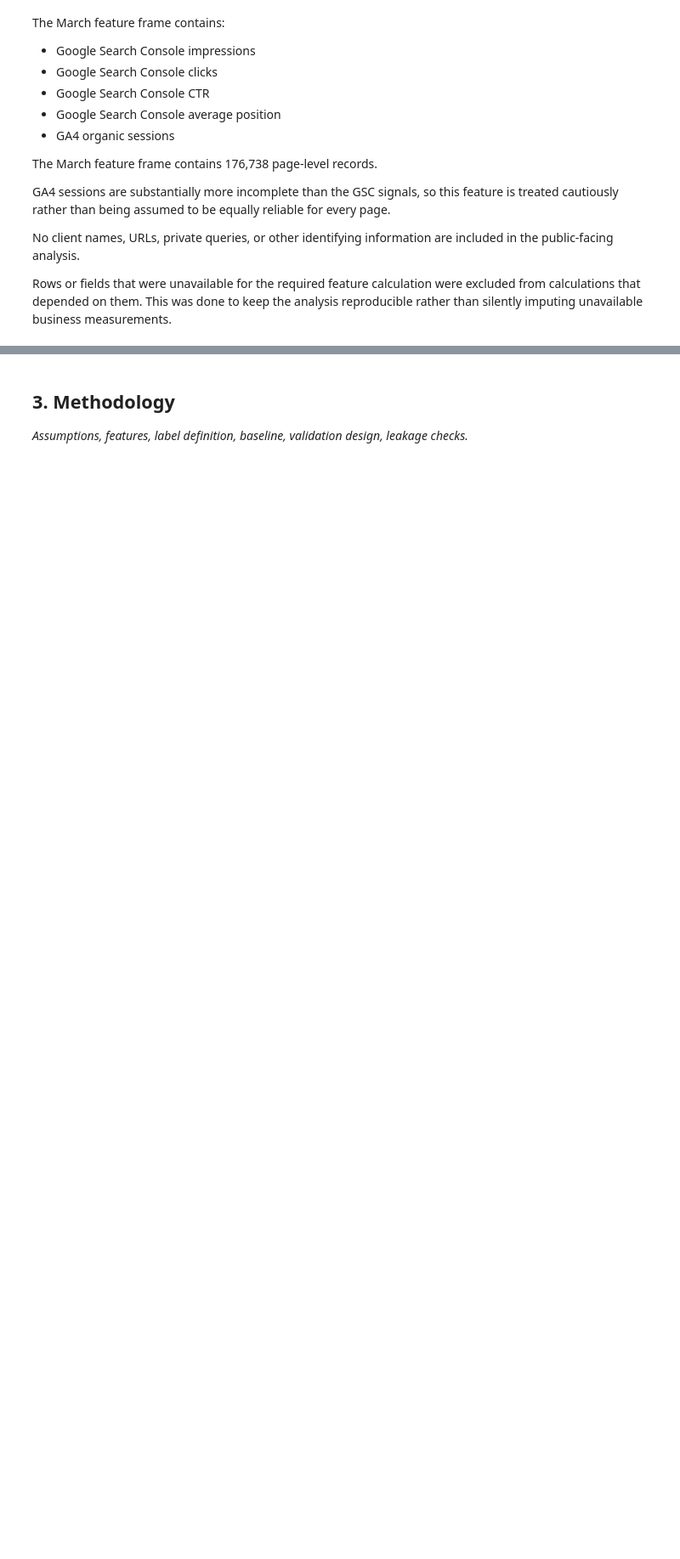
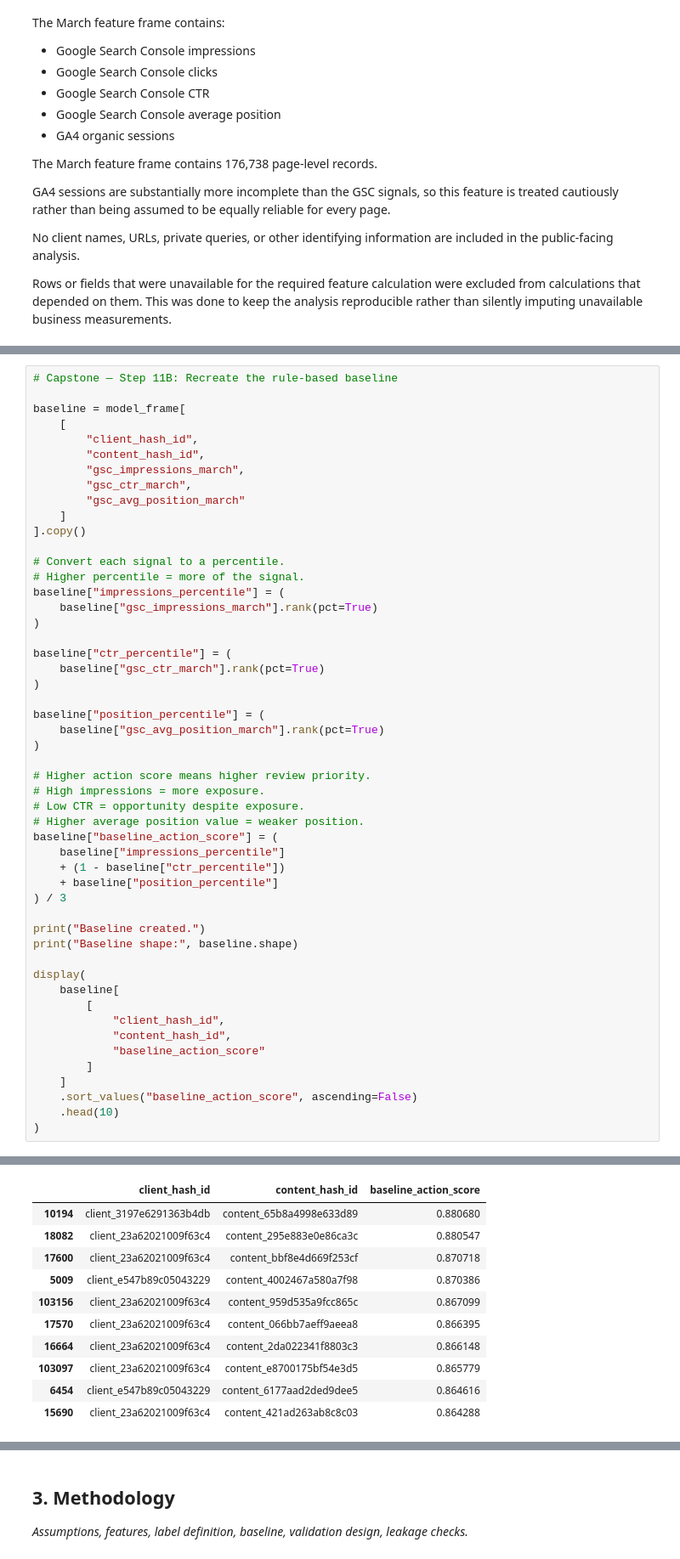
Before and after one commit to tayyba6/ML_Internship, a Jupyter notebook: work/notebooks/capstone.ipynb, the cells around one changed output, grey strips where cells are left out. Shown at 85% size. Cells and saved outputs as stored; diff of their text form; blank space fills up the shorter version.

```diff
--- a/work/notebooks/capstone.ipynb
+++ b/work/notebooks/capstone.ipynb
@@ -52,0 +427,52 @@ Rows or fields that were unavailable for the required feature calculation were e
+# %%
+# Capstone — Step 11B: Recreate the rule-based baseline
+
+baseline = model_frame[
+    [
+        "client_hash_id",
+        "content_hash_id",
+        "gsc_impressions_march",
+        "gsc_ctr_march",
+        "gsc_avg_position_march"
+    ]
+].copy()
+
+# Convert each signal to a percentile.
+# Higher percentile = more of the signal.
+baseline["impressions_percentile"] = (
+    baseline["gsc_impressions_march"].rank(pct=True)
+)
+
+baseline["ctr_percentile"] = (
+    baseline["gsc_ctr_march"].rank(pct=True)
+)
+
+baseline["position_percentile"] = (
+    baseline["gsc_avg_position_march"].rank(pct=True)
+)
+
+# Higher action score means higher review priority.
+# High impressions = more exposure.
+# Low CTR = opportunity despite exposure.
+# Higher average position value = weaker position.
+baseline["baseline_action_score"] = (
+    baseline["impressions_percentile"]
+    + (1 - baseline["ctr_percentile"])
+    + baseline["position_percentile"]
+) / 3
+
+print("Baseline created.")
+print("Baseline shape:", baseline.shape)
+
+display(
+    baseline[
+        [
+            "client_hash_id",
+            "content_hash_id",
+            "baseline_action_score"
+        ]
+    ]
+    .sort_values("baseline_action_score", ascending=False)
+    .head(10)
+)
+# %% [output]
@@ -52,0 +481,11 @@ Rows or fields that were unavailable for the required feature calculation were e
+|  | client_hash_id | content_hash_id | baseline_action_score |
+| 10194 | client_3197e6291363b4db | content_65b8a4998e633d89 | 0.880680 |
+| 18082 | client_23a62021009f63c4 | content_295e883e0e86ca3c | 0.880547 |
+| 17600 | client_23a62021009f63c4 | content_bbf8e4d669f253cf | 0.870718 |
+| 5009 | client_e547b89c05043229 | content_4002467a580a7f98 | 0.870386 |
+| 103156 | client_23a62021009f63c4 | content_959d535a9fcc865c | 0.867099 |
+| 17570 | client_23a62021009f63c4 | content_066bb7aeff9aeea8 | 0.866395 |
+| 16664 | client_23a62021009f63c4 | content_2da022341f8803c3 | 0.866148 |
+| 103097 | client_23a62021009f63c4 | content_e8700175bf54e3d5 | 0.865779 |
+| 6454 | client_e547b89c05043229 | content_6177aad2ded9dee5 | 0.864616 |
+| 15690 | client_23a62021009f63c4 | content_421ad263ab8c8c03 | 0.864288 |
```
Also changed, not shown: parts of 39 cells of this notebook.
